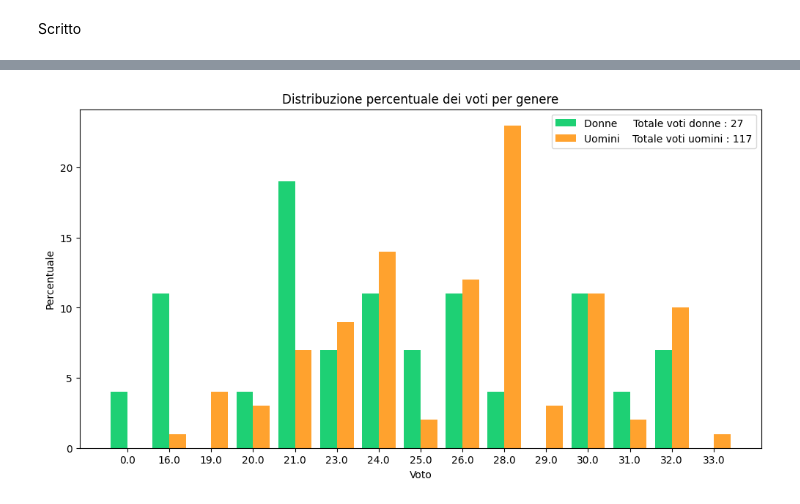
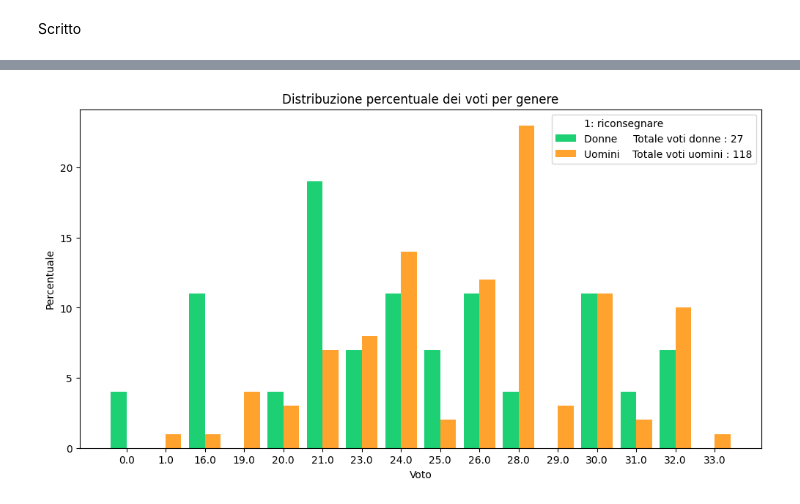
Before and after one commit to lallabelloni/Analisi-differenza-genere-Data-Science, a Jupyter notebook: progetto2.ipynb, the cells around one changed output, grey strips where cells are left out. Drawn from its saved outputs; the diff is of its cells as text; code cells hidden in the pictures.

Commit message:
aggiunta analisi Progetto

```diff
--- a/progetto2.ipynb
+++ b/progetto2.ipynb
@@ -1604,8 +1604,9 @@ Non posso rifiutare l'ipotesi nulla. Non ci sono differenze significative tra la
 # pulizia
 
 basi_di_dati = basi_di_dati.dropna(subset=['Progetto'])
-basi_di_dati = basi_di_dati[basi_di_dati['Progetto'] != 'riconsegnare']
+#basi_di_dati = basi_di_dati[basi_di_dati['Progetto'] != 'riconsegnare']
 #basi_di_dati = basi_di_dati[basi_di_dati['Progetto'] != 0]
+basi_di_dati['Progetto'] = basi_di_dati['Progetto'].replace({'riconsegnare': 1})
 basi_di_dati['Progetto'] = basi_di_dati['Progetto'].astype(float)
 # %%
 # quiz
@@ -1767,30 +1753,32 @@ Name: Progetto, Length: 144, dtype: float64
 # %%
 totale_voti_donne = len(basi_di_dati[basi_di_dati['GENERE'] == 'F'])
 totale_voti_uomini = len(basi_di_dati[basi_di_dati['GENERE'] == 'M'])
 
 voti_donne = round(basi_di_dati[basi_di_dati['GENERE'] == 'F']['Progetto']).value_counts().sort_index()
 voti_uomini = round(basi_di_dati[basi_di_dati['GENERE'] == 'M']['Progetto']).value_counts().sort_index()
 
 voti = sorted(set(voti_donne.index).union(set(voti_uomini.index)))
 voti_donne = voti_donne.reindex(voti, fill_value=0)
 voti_uomini = voti_uomini.reindex(voti, fill_value=0)
 
 percentuale_voti_donne = round((voti_donne / totale_voti_donne) * 100)
 percentuale_voti_uomini = round((voti_uomini / totale_voti_uomini) * 100)
 
 bar_width = 0.4
 r1 = np.arange(len(voti))
 r2 = [x + bar_width for x in r1]
 
 plt.figure(figsize=(12, 6))
 plt.bar(r1, percentuale_voti_donne, width=bar_width, label=f'Donne     Totale voti donne : {totale_voti_donne}', color=colore_donne)
 plt.bar(r2, percentuale_voti_uomini, width=bar_width, label=f'Uomini    Totale voti uomini : {totale_voti_uomini}', color=colore_uomini)
+plt.plot([], [], ' ', label='1: riconsegnare')
+
 plt.xlabel('Voto')
 plt.ylabel('Percentuale')
 plt.title('Distribuzione percentuale dei voti per genere')
 plt.legend()
 plt.xticks([r + bar_width/2 for r in range(len(voti))], voti)
 
 plt.show()
 # %% [output]
-[figure, old version]
+[figure, new version]
```
Also changed, not shown: parts of 4 cells of this notebook, 1 other file.
